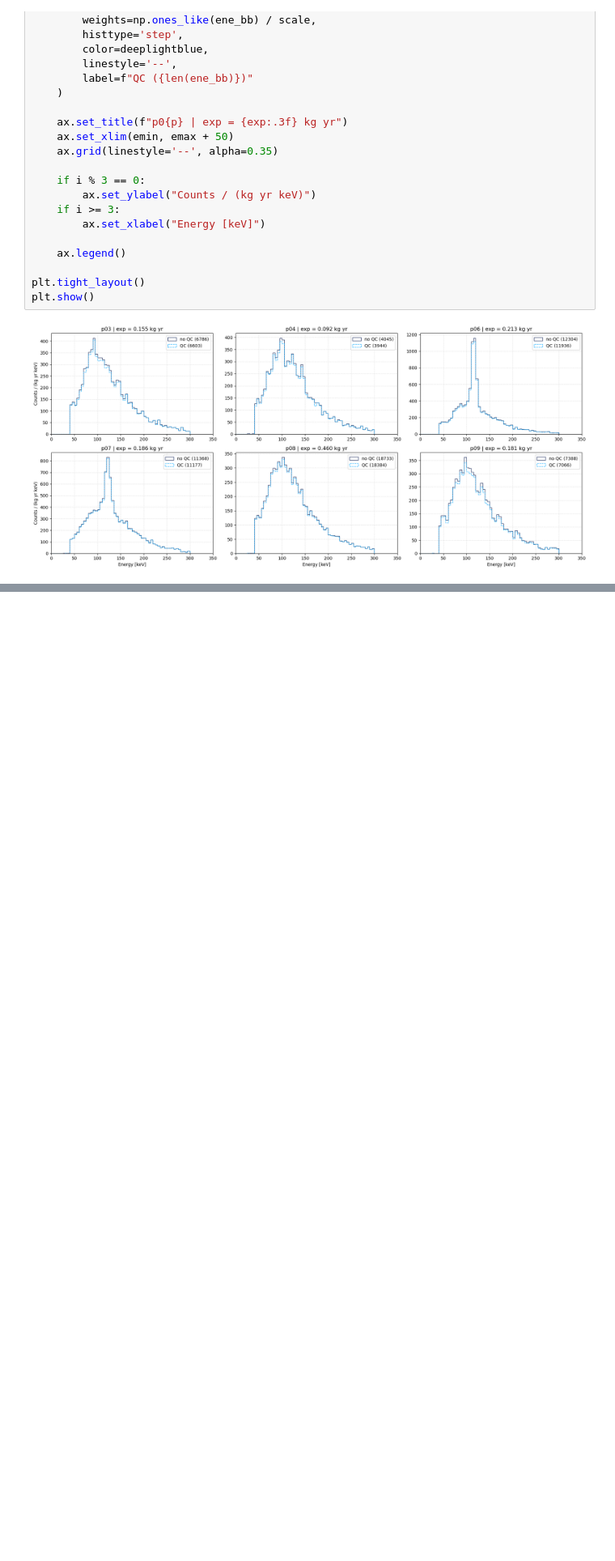
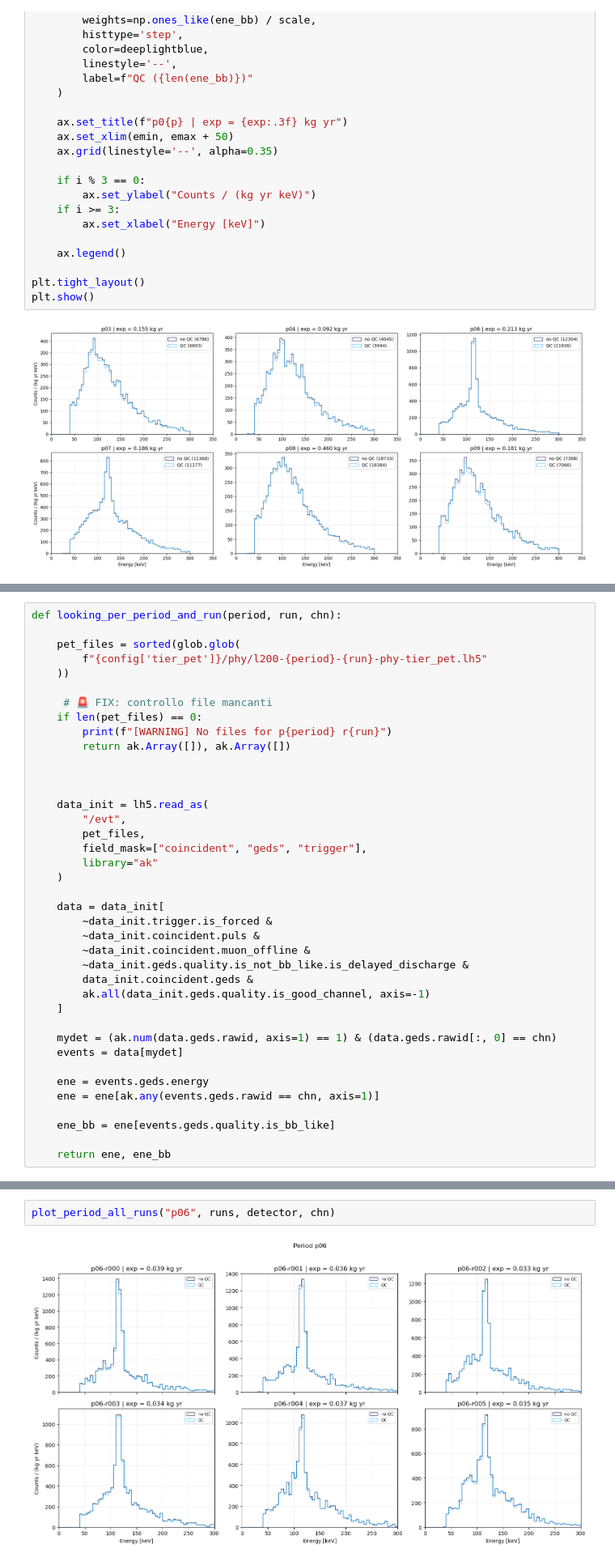
Before and after one commit to RitaF00/Low_Energy_QC, a Jupyter notebook: PRL_data.ipynb, the cells around one changed output, grey strips where cells are left out. Shown at 81% size. Saved outputs shown, nothing was run; the diff lists cells and outputs as text; blank space fills up the shorter version.

```diff
--- a/PRL_data.ipynb
+++ b/PRL_data.ipynb
@@ -362,0 +406,39 @@ plt.show()
+# %%
+def looking_per_period_and_run(period, run, chn):
+
+    pet_files = sorted(glob.glob(
+        f"{config['tier_pet']}/phy/l200-{period}-{run}-phy-tier_pet.lh5"
+    ))
+
+     # 🚨 FIX: controllo file mancanti
+    if len(pet_files) == 0:
+        print(f"[WARNING] No files for p{period} r{run}")
+        return ak.Array([]), ak.Array([])
+
+
+
+    data_init = lh5.read_as(
+        "/evt",
+        pet_files,
+        field_mask=["coincident", "geds", "trigger"],
+        library="ak"
+    )
+
+    data = data_init[
+        ~data_init.trigger.is_forced &
+        ~data_init.coincident.puls &
+        ~data_init.coincident.muon_offline &
+        ~data_init.geds.quality.is_not_bb_like.is_delayed_discharge &
+        data_init.coincident.geds &
+        ak.all(data_init.geds.quality.is_good_channel, axis=-1)
+    ]
+
+    mydet = (ak.num(data.geds.rawid, axis=1) == 1) & (data.geds.rawid[:, 0] == chn)
+    events = data[mydet]
+
+    ene = events.geds.energy
+    ene = ene[ak.any(events.geds.rawid == chn, axis=1)]
+
+    ene_bb = ene[events.geds.quality.is_bb_like]
+
+    return ene, ene_bb
@@ -362,0 +521,4 @@ plt.show()
+# %%
+plot_period_all_runs("p06", runs, detector, chn)
+# %% [output]
+[figure, added]
```
Also changed, not shown: parts of 4 cells of this notebook.
